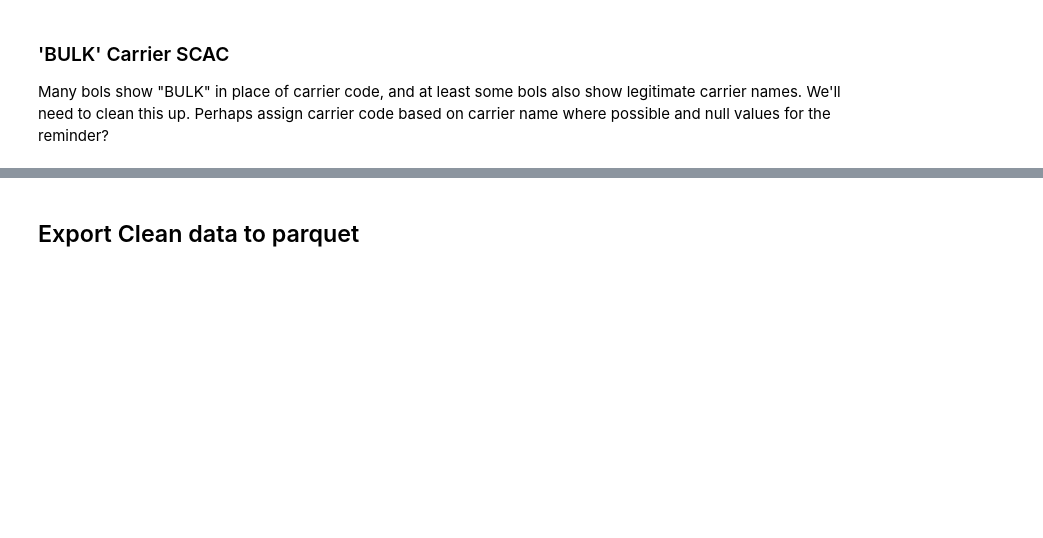
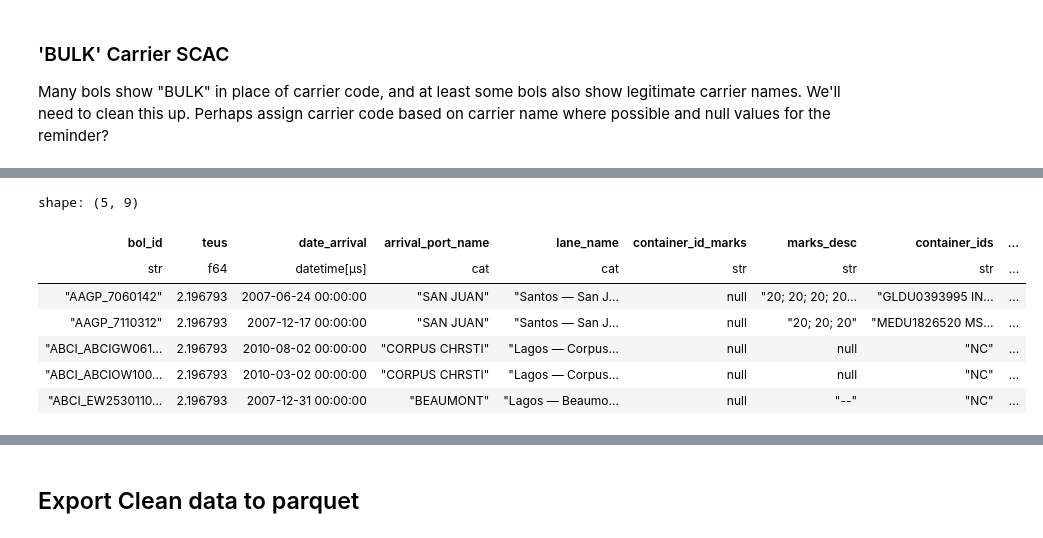
Before and after one commit to epistemetrica/PIERS-Data-Project, a Jupyter notebook: data_cleaning.ipynb, the cells around one changed output, grey strips where cells are left out. Drawn from its saved outputs; the diff is of its cells as text; code cells hidden in the pictures; blank space fills up the shorter version.

```diff
--- a/data_cleaning.ipynb
+++ b/data_cleaning.ipynb
@@ -494,0 +807,19 @@ Many bols show "BULK" in place of carrier code, and at least some bols also show
+# %%
+df = imports_lf.select('bol_id', 'teus', 'date_arrival', 'arrival_port_name', 'lane_name', 'container_id_marks', 'marks_desc', 'container_ids', 'hs_code').collect()
+# %%
+df2 = (
+    df.with_columns(pl.col('hs_code').str.split(by=' '))
+    .filter(pl.col('hs_code').list.len()>1)
+    .sort('bol_id')
+)
+
+df2.head()
+# %% [output]
+shape: (5, 9)
+| bol_id | teus | date_arrival | arrival_port_name | lane_name | container_id_marks | marks_desc | container_ids | ... |
+| str | f64 | datetime[μs] | cat | cat | str | str | str | ... |
+| "AAGP_7060142" | 2.196793 | 2007-06-24 00:00:00 | "SAN JUAN" | "Santos — San J… | null | "20; 20; 20; 20… | "GLDU0393995 IN… | ... |
+| "AAGP_7110312" | 2.196793 | 2007-12-17 00:00:00 | "SAN JUAN" | "Santos — San J… | null | "20; 20; 20" | "MEDU1826520 MS… | ... |
+| "ABCI_ABCIGW061… | 2.196793 | 2010-08-02 00:00:00 | "CORPUS CHRSTI" | "Lagos — Corpus… | null | null | "NC" | ... |
+| "ABCI_ABCIOW100… | 2.196793 | 2010-03-02 00:00:00 | "CORPUS CHRSTI" | "Lagos — Corpus… | null | null | "NC" | ... |
+| "ABCI_EW2530110… | 2.196793 | 2007-12-31 00:00:00 | "BEAUMONT" | "Lagos — Beaumo… | null | "--" | "NC" | ... |
```
Also changed, not shown: parts of 22 cells of this notebook, 1 other file.
